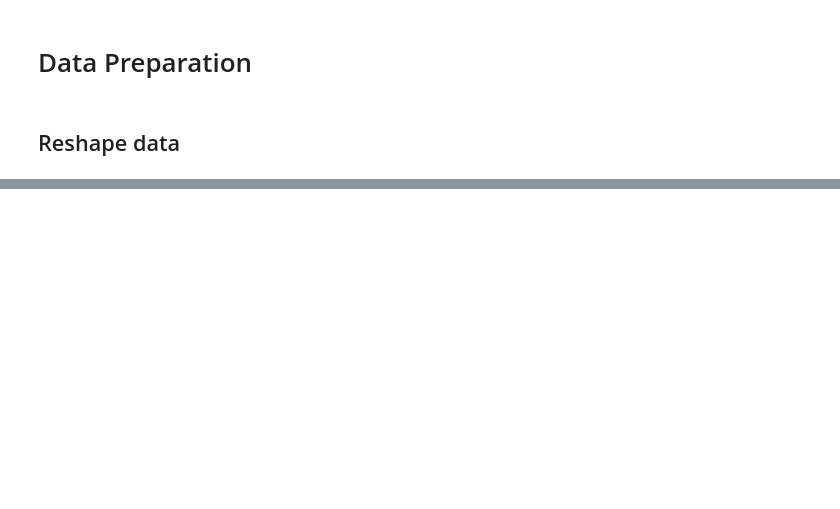
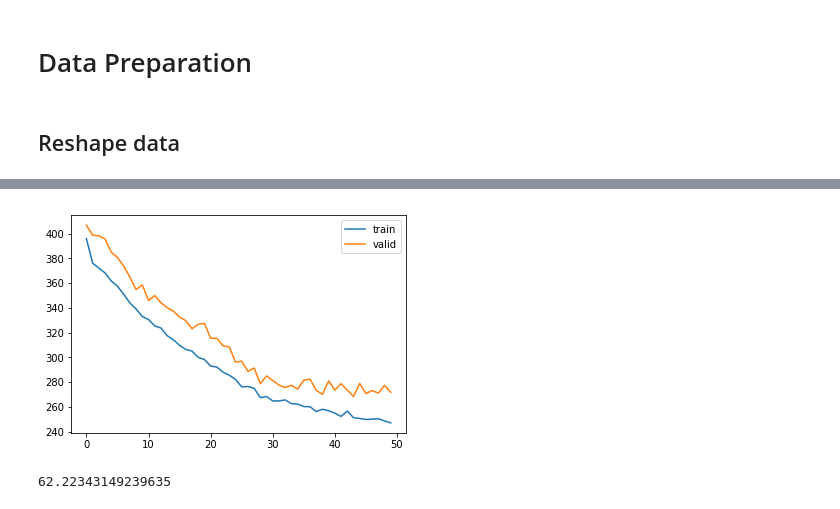
Before and after one commit to Loielaine/545project, a Jupyter notebook: LSTM.ipynb, the cells around one changed output, grey strips where cells are left out. Cells and saved outputs as stored; diff of their text form; code cells hidden in the pictures; blank space fills up the shorter version.

```diff
--- a/LSTM.ipynb
+++ b/LSTM.ipynb
@@ -128,0 +170,18 @@ plt.show()
+# %%
+model2 = Sequential()
+model2.add(LSTM(input_shape=(1,40),units=150,return_sequences=True))
+model2.add(Dropout(0.3))
+model2.add(LSTM(input_shape=(None,150),units=150,return_sequences=True))
+model2.add(Dropout(0.3))
+model2.add(LSTM(input_shape=(None,150),units=100,return_sequences=True))
+model2.add(Dropout(0.3))
+model2.add(LSTM(input_shape=(None,100),units=100,return_sequences=True))
+model2.add(Dropout(0.3))
+model2.add(LSTM(100,return_sequences=False))
+model2.add(Dropout(0.3))
+model2.add(Dense(3, activation='relu'))
+# model.add(Activation("sigmoid"))
+#start = time.time()
+model2.compile(loss="mse", optimizer="rmsprop")
+#print("Compilation Time : ", time.time() - start)
+print(model2.summary())
@@ -128,0 +206,2 @@ plt.show()
+# %%
+history2 = model2.fit(X_train,y_train,batch_size=24,epochs=50,validation_split=0.1)
@@ -128,0 +226,8 @@ plt.show()
+# %%
+# plot history
+plt.plot(history2.history['loss'], label='train')
+plt.plot(history2.history['val_loss'], label='valid')
+plt.legend()
+plt.show()
+# %% [output]
+[figure, added]
@@ -128,0 +238,4 @@ plt.show()
+# %%
+mse0
+# %% [output]
+62.22343149239635
```
Also changed, not shown: parts of 103 cells of this notebook.
